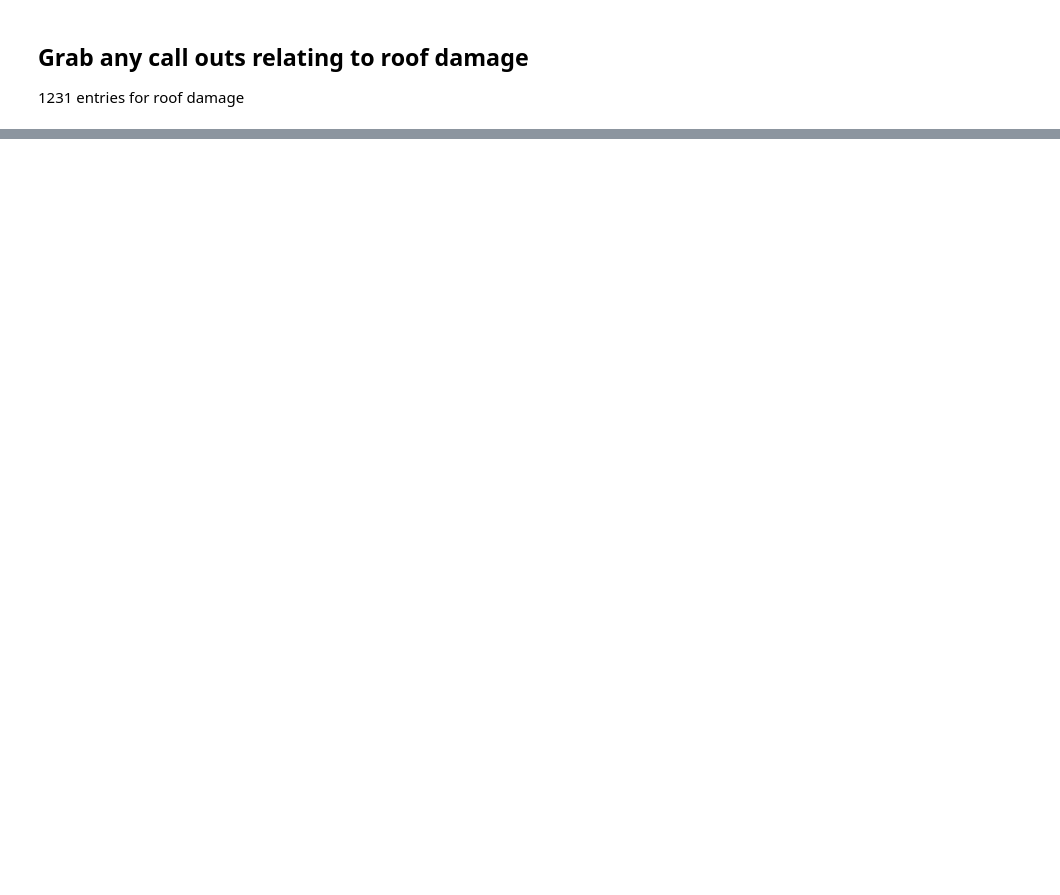
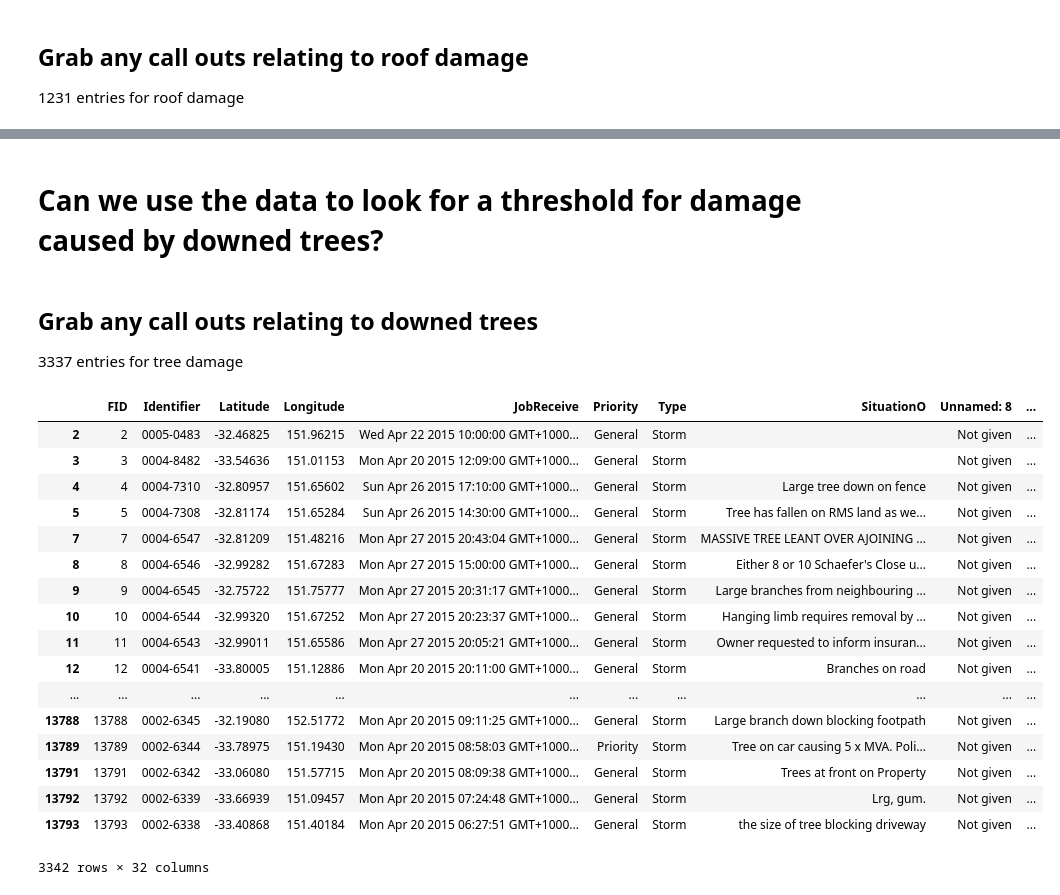
Before and after one commit to CEKrause/IPython_Notebooks, a Jupyter notebook: Beacon SES data - Dungog ECL.ipynb, the cells around one changed output, grey strips where cells are left out. Saved outputs shown, nothing was run; the diff lists cells and outputs as text; code cells hidden in the pictures; blank space fills up the shorter version.

Commit message:
Add model data analysis to notebooks

```diff
--- a/Beacon SES data - Dungog ECL.ipynb
+++ b/Beacon SES data - Dungog ECL.ipynb
@@ -165,0 +164,27 @@ roof_damage.shape
+# %% [markdown]
+# Can we use the data to look for a threshold for damage caused by downed trees?
+# %% [markdown]
+## Grab any call outs relating to downed trees
+3337 entries for tree damage
+# %%
+tree_damage = df.loc[df.isin(['Branch Down', 'Branch Threatening', 'Tree Down', 'Tree Threatening']).any(1)]
+tree_damage
+# %% [output]
+|  | FID | Identifier | Latitude | Longitude | JobReceive | Priority | Type | SituationO | Unnamed: 8 | ... |
+| 2 | 2 | 0005-0483 | -32.46825 | 151.96215 | Wed Apr 22 2015 10:00:00 GMT+1000... | General | Storm |  | Not given | ... |
+| 3 | 3 | 0004-8482 | -33.54636 | 151.01153 | Mon Apr 20 2015 12:09:00 GMT+1000... | General | Storm |  | Not given | ... |
+| 4 | 4 | 0004-7310 | -32.80957 | 151.65602 | Sun Apr 26 2015 17:10:00 GMT+1000... | General | Storm | Large tree down on fence | Not given | ... |
+| 5 | 5 | 0004-7308 | -32.81174 | 151.65284 | Sun Apr 26 2015 14:30:00 GMT+1000... | General | Storm | Tree has fallen on RMS land as we... | Not given | ... |
+| 7 | 7 | 0004-6547 | -32.81209 | 151.48216 | Mon Apr 27 2015 20:43:04 GMT+1000... | General | Storm | MASSIVE TREE LEANT OVER AJOINING ... | Not given | ... |
+| 8 | 8 | 0004-6546 | -32.99282 | 151.67283 | Mon Apr 27 2015 15:00:00 GMT+1000... | General | Storm | Either 8 or 10 Schaefer's Close u... | Not given | ... |
+| 9 | 9 | 0004-6545 | -32.75722 | 151.75777 | Mon Apr 27 2015 20:31:17 GMT+1000... | General | Storm | Large branches from neighbouring ... | Not given | ... |
+| 10 | 10 | 0004-6544 | -32.99320 | 151.67252 | Mon Apr 27 2015 20:23:37 GMT+1000... | General | Storm | Hanging limb requires removal by ... | Not given | ... |
+| 11 | 11 | 0004-6543 | -32.99011 | 151.65586 | Mon Apr 27 2015 20:05:21 GMT+1000... | General | Storm | Owner requested to inform insuran... | Not given | ... |
+| 12 | 12 | 0004-6541 | -33.80005 | 151.12886 | Mon Apr 20 2015 20:11:00 GMT+1000... | General | Storm | Branches on road | Not given | ... |
+| ... | ... | ... | ... | ... | ... | ... | ... | ... | ... | ... |
+| 13788 | 13788 | 0002-6345 | -32.19080 | 152.51772 | Mon Apr 20 2015 09:11:25 GMT+1000... | General | Storm | Large branch down blocking footpath | Not given | ... |
+| 13789 | 13789 | 0002-6344 | -33.78975 | 151.19430 | Mon Apr 20 2015 08:58:03 GMT+1000... | Priority | Storm | Tree on car causing 5 x MVA. Poli... | Not given | ... |
+| 13791 | 13791 | 0002-6342 | -33.06080 | 151.57715 | Mon Apr 20 2015 08:09:38 GMT+1000... | General | Storm | Trees at front on Property | Not given | ... |
+| 13792 | 13792 | 0002-6339 | -33.66939 | 151.09457 | Mon Apr 20 2015 07:24:48 GMT+1000... | General | Storm | Lrg, gum. | Not given | ... |
+| 13793 | 13793 | 0002-6338 | -33.40868 | 151.40184 | Mon Apr 20 2015 06:27:51 GMT+1000... | General | Storm | the size of tree blocking driveway | Not given | ... |
+3342 rows × 32 columns
```
Also changed, not shown: parts of 17 cells of this notebook, 1 other file.
